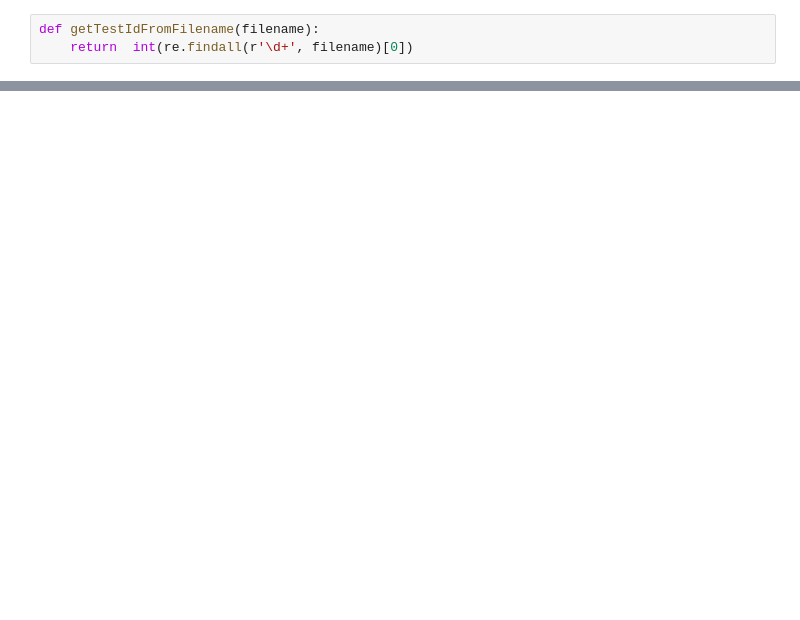
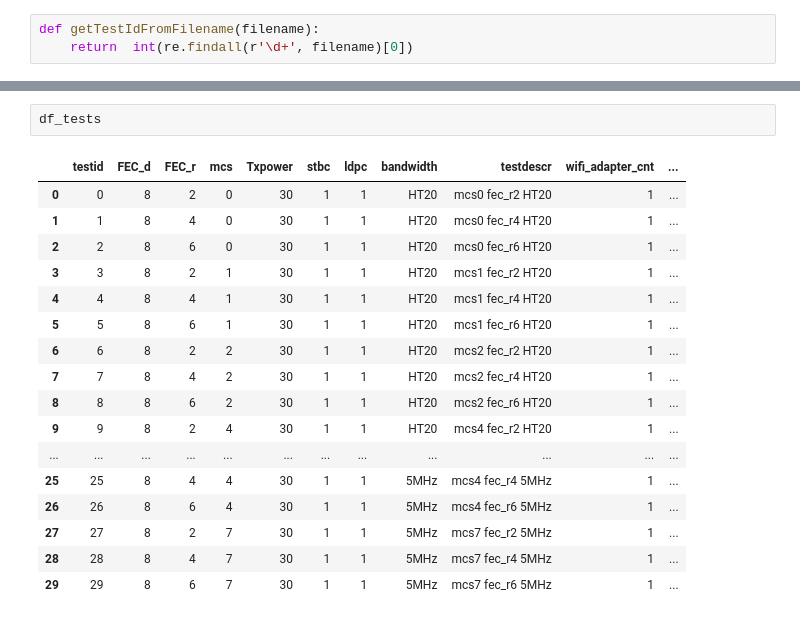
Before and after one commit to booo/wifibroadcast-test, a Jupyter notebook: eval.ipynb, the cells around one changed output, grey strips where cells are left out. Cells and saved outputs as stored; diff of their text form; blank space fills up the shorter version.

```diff
--- a/eval.ipynb
+++ b/eval.ipynb
@@ -56,0 +60,20 @@ KeyError: 'testids'
+# %%
+df_tests
+# %% [output]
+|  | testid | FEC_d | FEC_r | mcs | Txpower | stbc | ldpc | bandwidth | testdescr | wifi_adapter_cnt | ... |
+| 0 | 0 | 8 | 2 | 0 | 30 | 1 | 1 | HT20 | mcs0 fec_r2 HT20 | 1 | ... |
+| 1 | 1 | 8 | 4 | 0 | 30 | 1 | 1 | HT20 | mcs0 fec_r4 HT20 | 1 | ... |
+| 2 | 2 | 8 | 6 | 0 | 30 | 1 | 1 | HT20 | mcs0 fec_r6 HT20 | 1 | ... |
+| 3 | 3 | 8 | 2 | 1 | 30 | 1 | 1 | HT20 | mcs1 fec_r2 HT20 | 1 | ... |
+| 4 | 4 | 8 | 4 | 1 | 30 | 1 | 1 | HT20 | mcs1 fec_r4 HT20 | 1 | ... |
+| 5 | 5 | 8 | 6 | 1 | 30 | 1 | 1 | HT20 | mcs1 fec_r6 HT20 | 1 | ... |
+| 6 | 6 | 8 | 2 | 2 | 30 | 1 | 1 | HT20 | mcs2 fec_r2 HT20 | 1 | ... |
+| 7 | 7 | 8 | 4 | 2 | 30 | 1 | 1 | HT20 | mcs2 fec_r4 HT20 | 1 | ... |
+| 8 | 8 | 8 | 6 | 2 | 30 | 1 | 1 | HT20 | mcs2 fec_r6 HT20 | 1 | ... |
+| 9 | 9 | 8 | 2 | 4 | 30 | 1 | 1 | HT20 | mcs4 fec_r2 HT20 | 1 | ... |
+| ... | ... | ... | ... | ... | ... | ... | ... | ... | ... | ... | ... |
+| 25 | 25 | 8 | 4 | 4 | 30 | 1 | 1 | 5MHz | mcs4 fec_r4 5MHz | 1 | ... |
+| 26 | 26 | 8 | 6 | 4 | 30 | 1 | 1 | 5MHz | mcs4 fec_r6 5MHz | 1 | ... |
+| 27 | 27 | 8 | 2 | 7 | 30 | 1 | 1 | 5MHz | mcs7 fec_r2 5MHz | 1 | ... |
+| 28 | 28 | 8 | 4 | 7 | 30 | 1 | 1 | 5MHz | mcs7 fec_r4 5MHz | 1 | ... |
+| 29 | 29 | 8 | 6 | 7 | 30 | 1 | 1 | 5MHz | mcs7 fec_r6 5MHz | 1 | ... |
```
Also changed, not shown: parts of 7 cells of this notebook.
